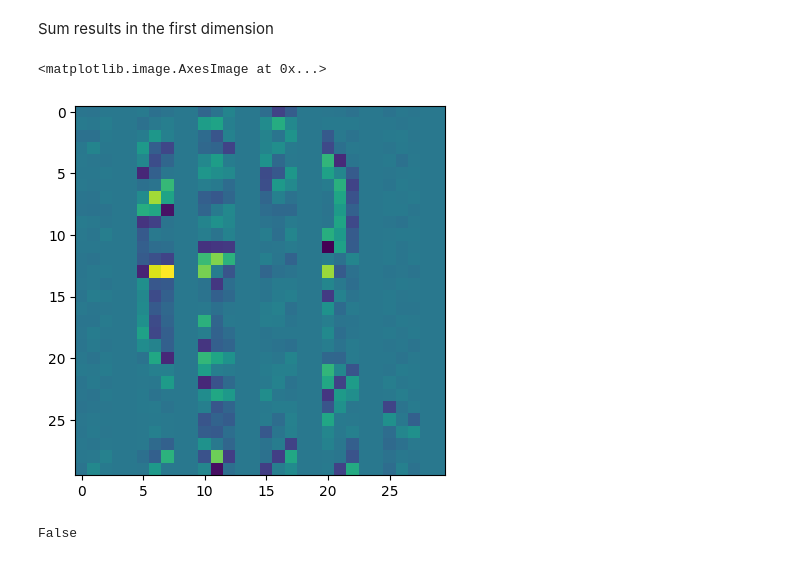
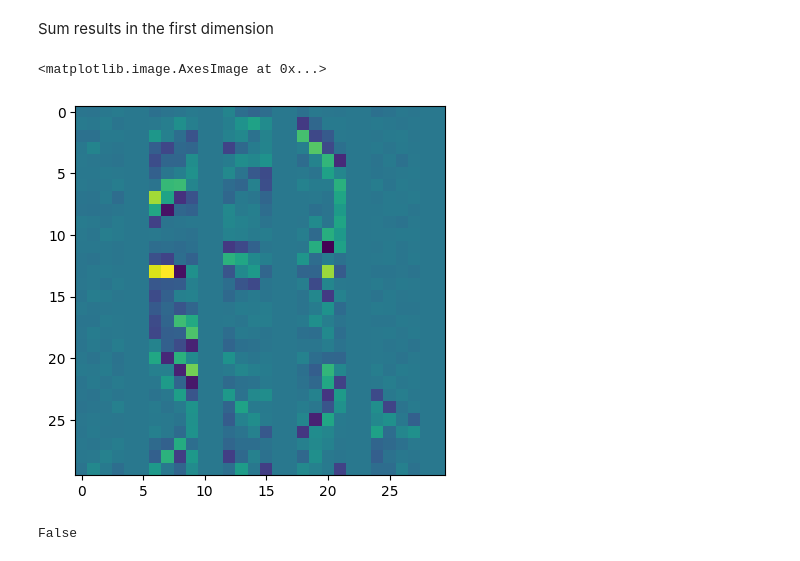
Before and after one commit to tarsioonofrio/fast-convolution-rtl, a Jupyter notebook: notebooks/convolve_comparsion.ipynb, the cells around one changed output. Saved outputs shown, nothing was run; the diff lists cells and outputs as text; code cells hidden in the pictures.

```diff
--- a/notebooks/convolve_comparsion.ipynb
+++ b/notebooks/convolve_comparsion.ipynb
@@ -107,6 +103,6 @@ array([126, 127, 121, 125, 126, 127, 122, 118, 106, 107,  74,  55,  56,
         33,  16,  23,  18,  57, 123, 137, 140, 144, 149, 155, 154, 156,
        158, 159, 161, 156])
 # %%
-points = [0, -1, 1, -2, np.inf]
+points = [0, -1, 1, -2, 4, np.inf]
 points
 # %% [output]
@@ -114,3 +110,3 @@ points
 # %%
-fast_conv = [toom_cook_conv_1d(3, 3, points, weight[i]) for i in range(3)]
+fast_conv = [toom_cook_conv_1d(4, 3, points, weight[i]) for i in range(3)]
 # %%
@@ -143,11 +139,11 @@ How join multiple 1d convolution in one 2d convolution
 # %% [markdown]
 Sum results in the first dimension
 # %%
-output_fast = np.sum([fast.filter1d_slide2d(fast_conv[i], feature, output.shape, i) for i in range(0, 3)], axis=0)
+output_fast = np.sum([fast.filter1d_slide2d(fast_conv[i], feature, output.shape, i, 6, 4) for i in range(0, 3)], axis=0)
 plt.imshow(output_fast)
 # %% [output]
 <matplotlib.image.AxesImage at 0x...>
-[figure, old version]
+[figure, new version]
 # %%
 np.all(output_fast == output_naive)
 # %% [output]
```
Also changed, not shown: parts of 39 cells of this notebook, 2 other files.
